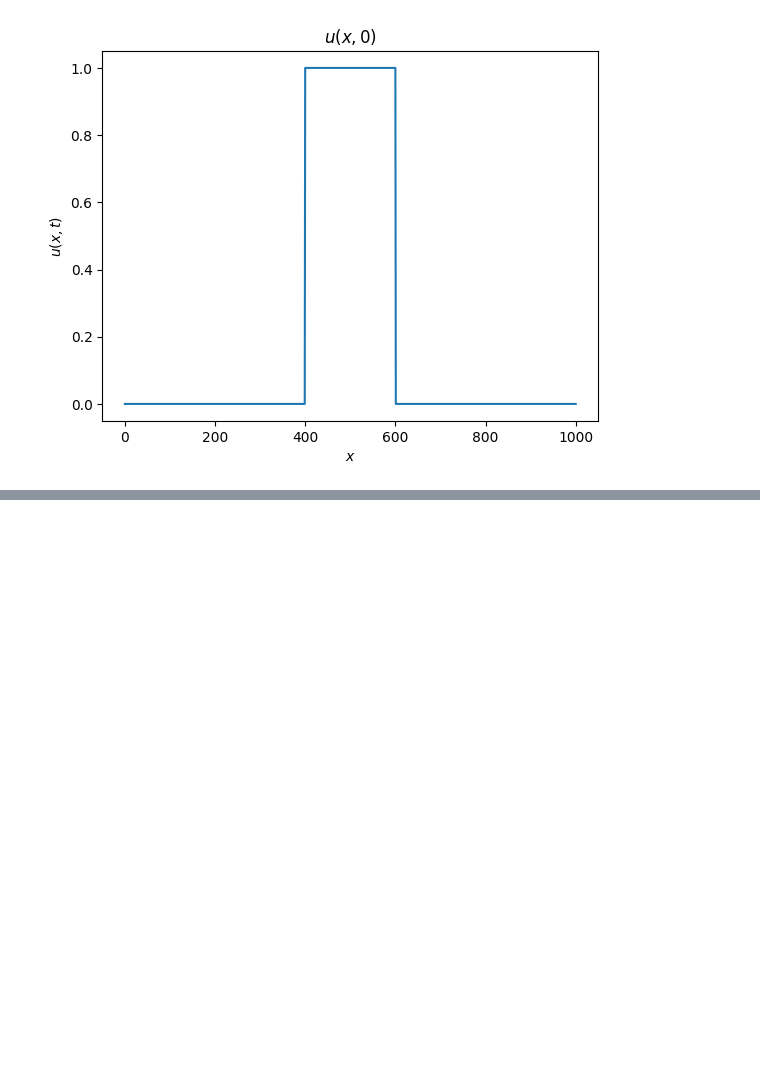
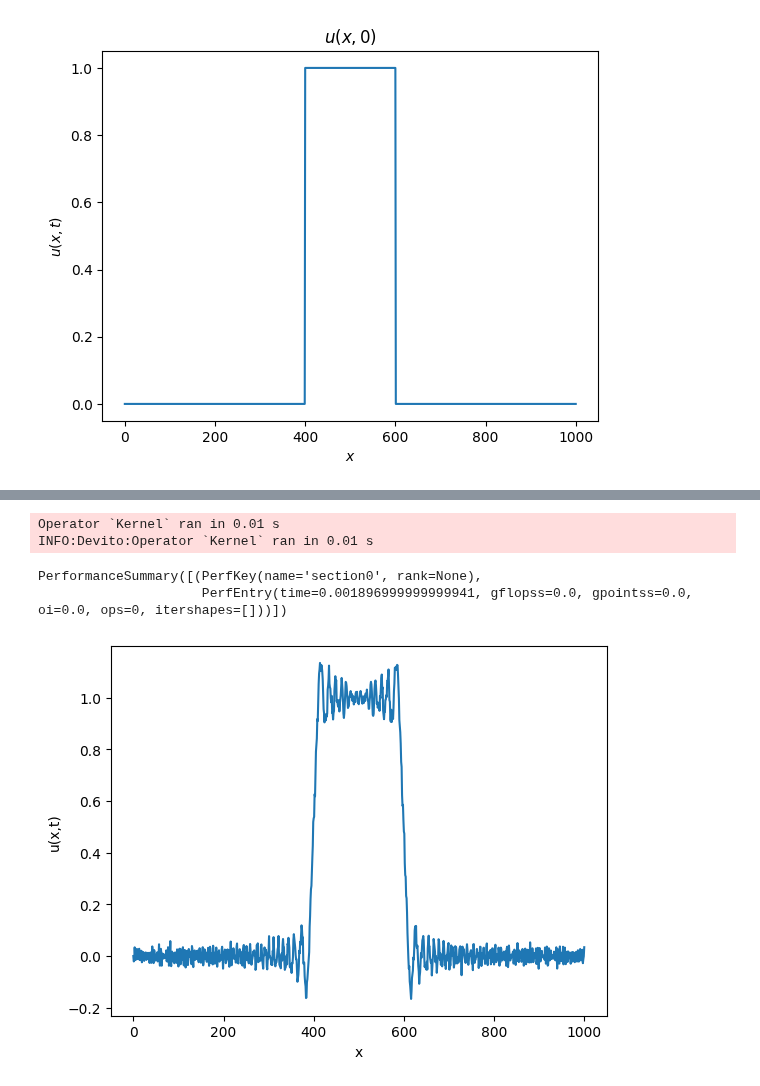
Before and after one commit to nocturnal-luke/Geophysical-inversion-undergraduate, a Jupyter notebook: cheatsheet.ipynb, the cells around one changed output, grey strips where cells are left out. Saved outputs shown, nothing was run; the diff lists cells and outputs as text; code cells hidden in the pictures; blank space fills up the shorter version.

```diff
--- a/cheatsheet.ipynb
+++ b/cheatsheet.ipynb
@@ -1651,0 +1666,9 @@ We can see how our solution varies through time as below.
+# %%
+# Set up mesh
+grid = Grid(shape=(nx), extent=(x_extent))
+
+t = grid.stepping_dim # ensure BC applied at each time step from inside .apply
+# %%
+# Define our wavefield
+
+u = TimeFunction(name="u", grid=grid, time_order=2, space_order=2)
@@ -1651,0 +1683,33 @@ We can see how our solution varies through time as below.
+# %%
+# Define IC
+
+u_0 = Function(name='u_0', grid=grid)
+u_0.data[400:600] = 1.
+# %%
+# Apply BCs and ICs
+
+bc = [Eq(u[t + 1, 0], 0)]
+bc += [Eq(u[t + 1, -1], 0)]
+
+# Set the ICs
+u.data[0, :] = u_0.data[:]
+u.data[1,:] = u.data[0, :]
+# %%
+# Generate the operator and apply
+op = Operator([eq]+bc)
+op.apply(time_m = 1, time_M = 4999, dt=dt)
+# %% [output]
+Operator `Kernel` ran in 0.01 s
+INFO:Devito:Operator `Kernel` ran in 0.01 s
+PerformanceSummary([(PerfKey(name='section0', rank=None),
+                     PerfEntry(time=0.001896999999999941, gflopss=0.0, gpointss=0.0, oi=0.0, ops=0, itershapes=[]))])
+# %%
+# Plot the half-cycle point
+
+%matplotlib inline
+plt.plot(u.data[-1, :])
+plt.xlabel('x')
+plt.ylabel('u(x,t)')
+plt.show()
+# %% [output]
+[figure, added]
```
Also changed, not shown: parts of 6 cells of this notebook.
